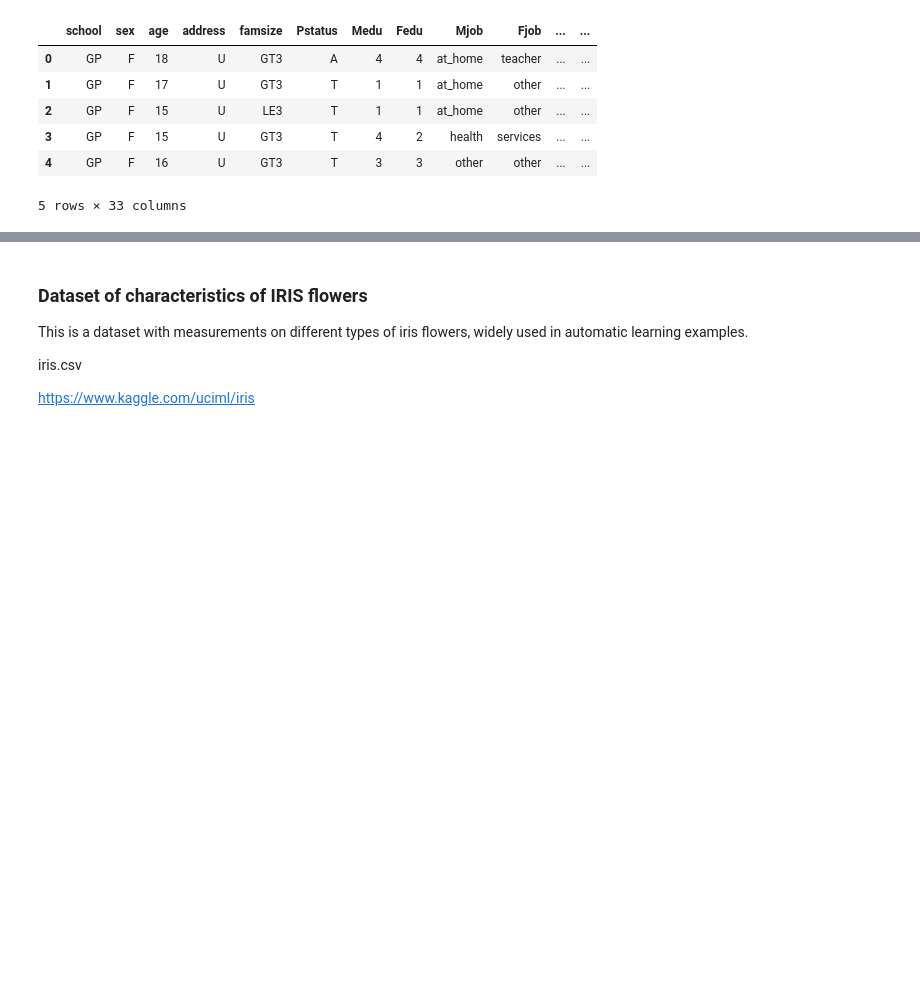
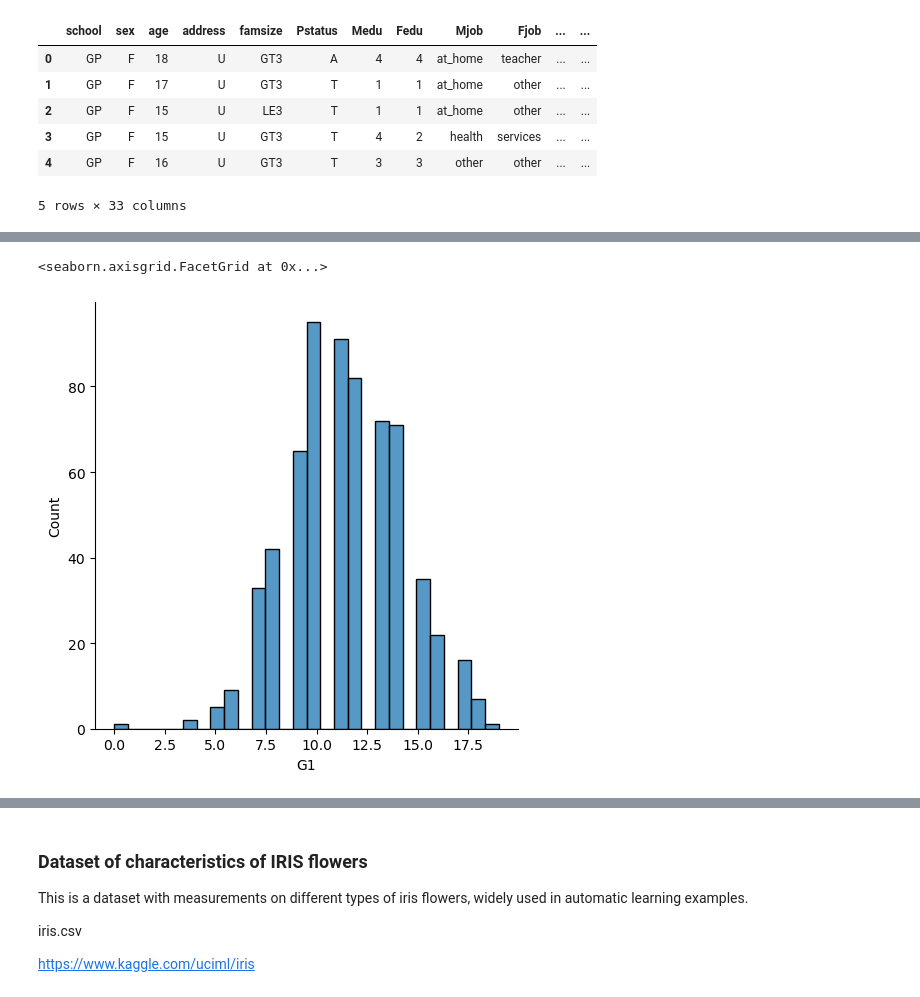
Before and after one commit to Maitlla/Sistemas_BD, a Jupyter notebook: analytics/03_distributions-exercise.ipynb, the cells around one changed output, grey strips where cells are left out. Saved outputs shown, nothing was run; the diff lists cells and outputs as text; code cells hidden in the pictures; blank space fills up the shorter version.

```diff
--- a/analytics/03_distributions-exercise.ipynb
+++ b/analytics/03_distributions-exercise.ipynb
@@ -33,6 +43,11 @@ df.head()
 # %%
 # Visualize the distribution of the results of the first grade 'G1'
 # Visualiza la distribución de los resultados del primer grado 'G1'
+# %%
+sns.displot(data=df,x='G1')
+# %% [output]
+<seaborn.axisgrid.FacetGrid at 0x...>
+[figure, added]
 # %%
 # Is there any difference in gender distribution?
 # ¿Hay alguna diferencia en la distribución de género?
```
Also changed, not shown: parts of 3 cells of this notebook, 8 other files.
